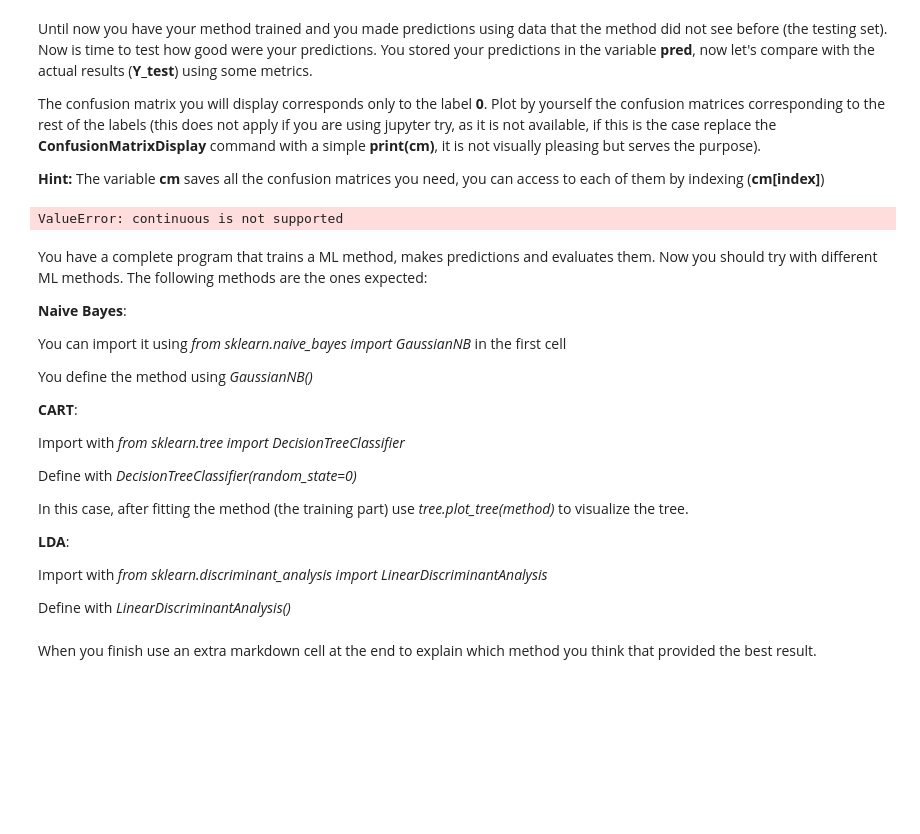
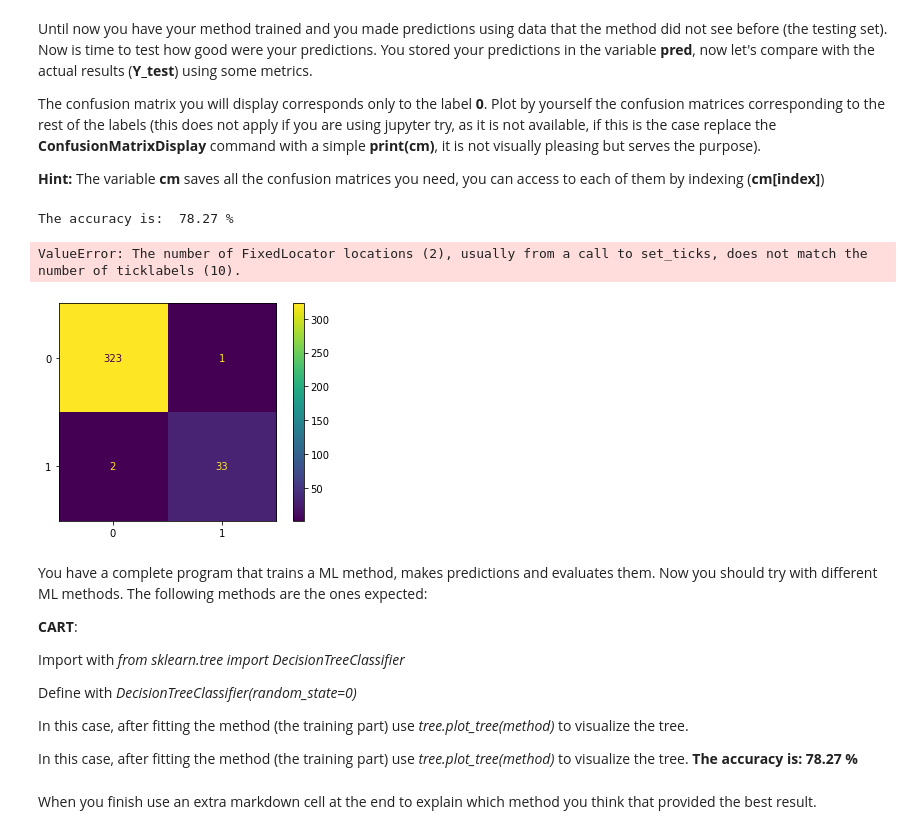
Before and after one commit to AlejandroVZTec/Reto-Imagen, a Jupyter notebook: Personal_Andrea Cavero/Clase_27Abril_CART.ipynb, the cells around one changed output. Cells and saved outputs as stored; diff of their text form; code cells hidden in the pictures; blank space fills up the shorter version.

```diff
--- a/Personal_Andrea Cavero/Clase_27Abril_CART.ipynb
+++ b/Personal_Andrea Cavero/Clase_27Abril_CART.ipynb
@@ -125,27 +136,23 @@ The confusion matrix you will display corresponds only to the label <b>0</b>. Pl
 
 <b>Hint:</b> The variable <b>cm</b> saves all the confusion matrices you need, you can access to each of them by indexing (<b>cm[index]</b>)
 # %%
-acc = accuracy_score(Y, pred) # accuracy
-cm = multilabel_confusion_matrix(Y, # confusion matrix per label
+acc = accuracy_score(Y_test, pred) # accuracy
+cm = multilabel_confusion_matrix(Y_test, # confusion matrix per label
                             pred,
                             labels=[0., 1., 2., 3., 4., 5., 6., 7., 8., 9.])
 
 
 print("The accuracy is: ", round(acc*100, 2), "%")
 
 disp = ConfusionMatrixDisplay(confusion_matrix=cm[0],
                                  display_labels=[0., 1., 2., 3., 4., 5., 6., 7., 8., 9.])
 disp.plot()
 # %% [output]
-ValueError: continuous is not supported
+The accuracy is:  78.27 %
+ValueError: The number of FixedLocator locations (2), usually from a call to set_ticks, does not match the number of ticklabels (10).
+[figure, added]
 # %% [markdown]
 You have a complete program that trains a ML method, makes predictions and evaluates them. Now you should try with different ML methods. The following methods are the ones expected:
-
-<b>Naive Bayes</b>:
-
-You can import it using <i>from sklearn.naive_bayes import GaussianNB</i> in the first cell
-
-You define the method using <i>GaussianNB()</i>
 
 
 <b>CART</b>:
@@ -157,10 +164,7 @@ Define with <i>DecisionTreeClassifier(random_state=0)</i>
 In this case, after fitting the method (the training part) use <i>tree.plot_tree(method)</i> to visualize the tree.
 
 
-<b>LDA</b>:
-
-Import with <i>from sklearn.discriminant_analysis import LinearDiscriminantAnalysis</i>
-
-Define with <i>LinearDiscriminantAnalysis()</i>
+In this case, after fitting the method (the training part) use <i>tree.plot_tree(method)</i> to visualize the tree.
+<b>The accuracy is:  78.27 % </b>
 # %% [markdown]
 When you finish use an extra markdown cell at the end to explain which method you think that provided the best result.
```
Also changed, not shown: parts of 2 cells of this notebook.
